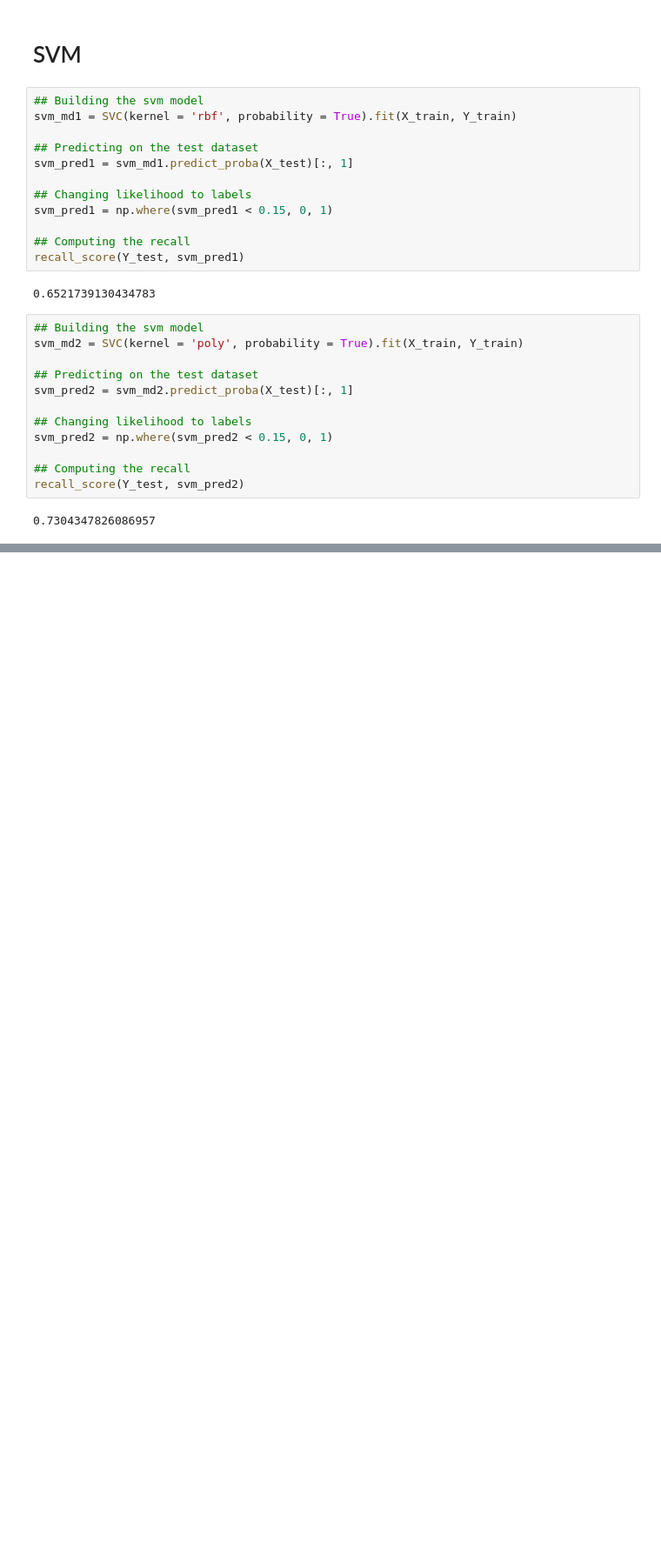
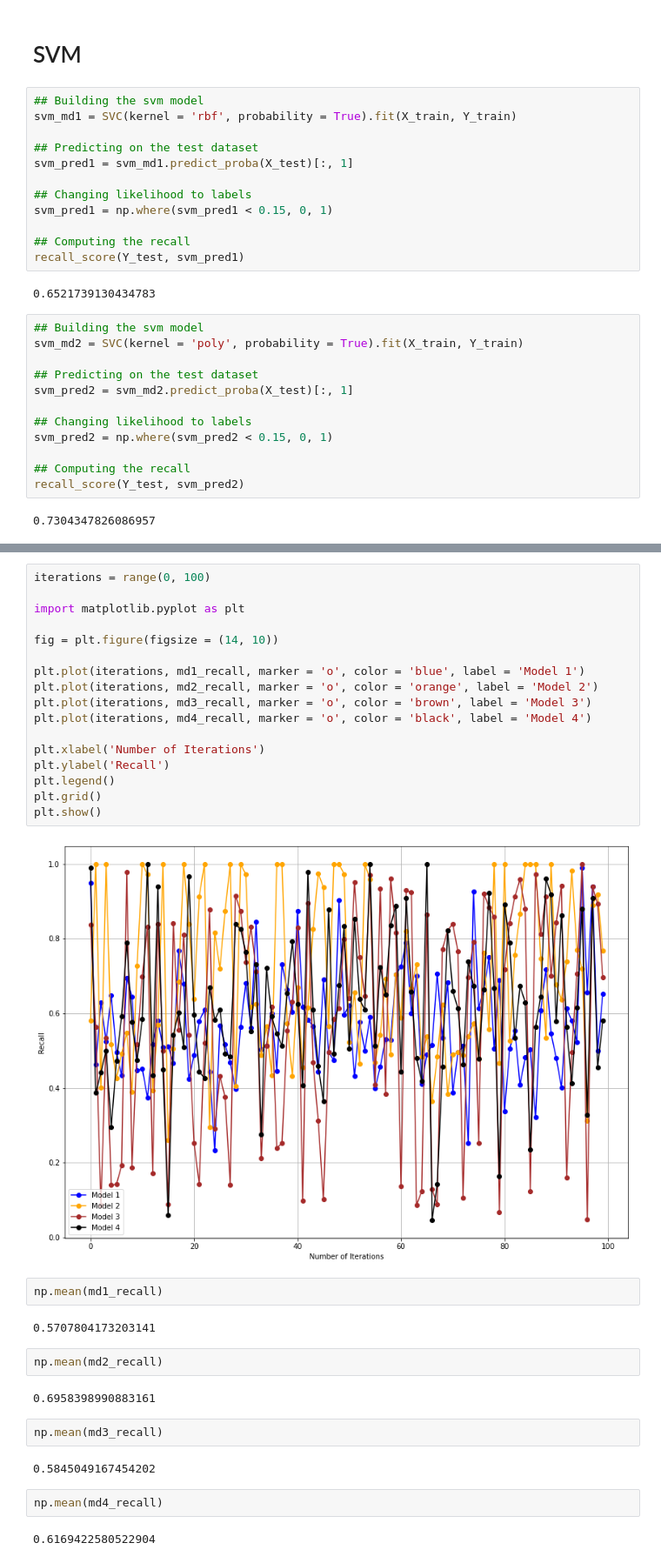
Before and after one commit to oscarm524/data_445_dummy, a Jupyter notebook: Classification/test.ipynb, the cells around one changed output, grey strips where cells are left out. Shown at 87% size. Saved outputs shown, nothing was run; the diff lists cells and outputs as text; blank space fills up the shorter version.

```diff
--- a/Classification/test.ipynb
+++ b/Classification/test.ipynb
@@ -235,0 +251,35 @@ NameError: name 'md1_results' is not defined
+# %%
+iterations = range(0, 100)
+
+import matplotlib.pyplot as plt
+
+fig = plt.figure(figsize = (14, 10))
+
+plt.plot(iterations, md1_recall, marker = 'o', color = 'blue', label = 'Model 1')
+plt.plot(iterations, md2_recall, marker = 'o', color = 'orange', label = 'Model 2')
+plt.plot(iterations, md3_recall, marker = 'o', color = 'brown', label = 'Model 3')
+plt.plot(iterations, md4_recall, marker = 'o', color = 'black', label = 'Model 4')
+
+plt.xlabel('Number of Iterations')
+plt.ylabel('Recall')
+plt.legend()
+plt.grid()
+plt.show()
+# %% [output]
+[figure, added]
+# %%
+np.mean(md1_recall)
+# %% [output]
+0.5707804173203141
+# %%
+np.mean(md2_recall)
+# %% [output]
+0.6958398990883161
+# %%
+np.mean(md3_recall)
+# %% [output]
+0.5845049167454202
+# %%
+np.mean(md4_recall)
+# %% [output]
+0.6169422580522904
```
Also changed, not shown: parts of 1 cell of this notebook.
